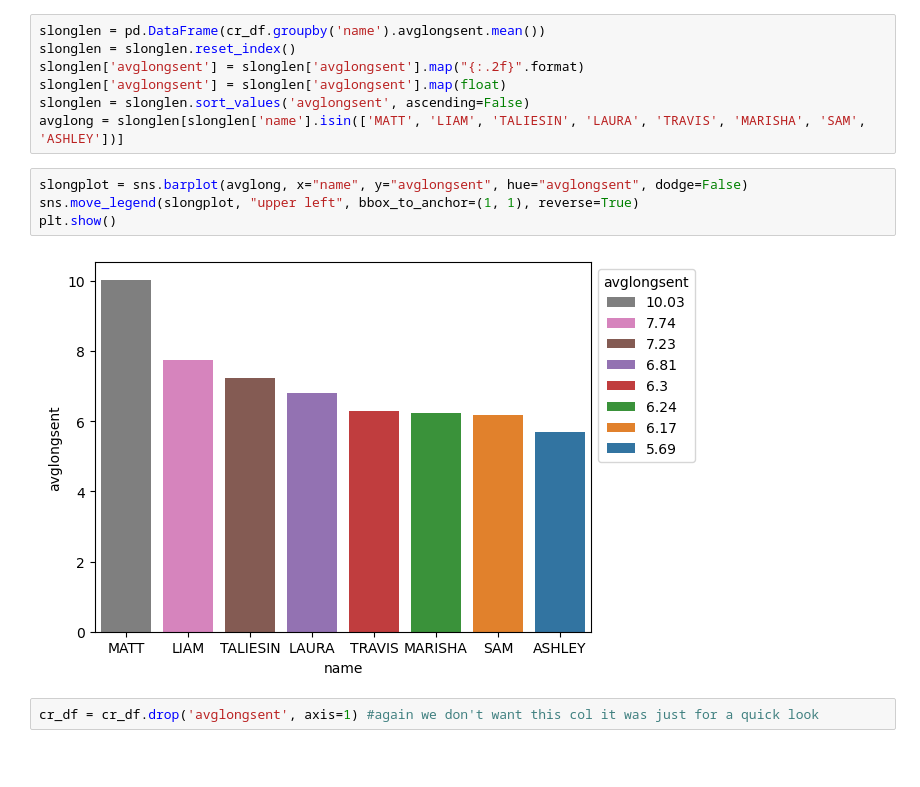
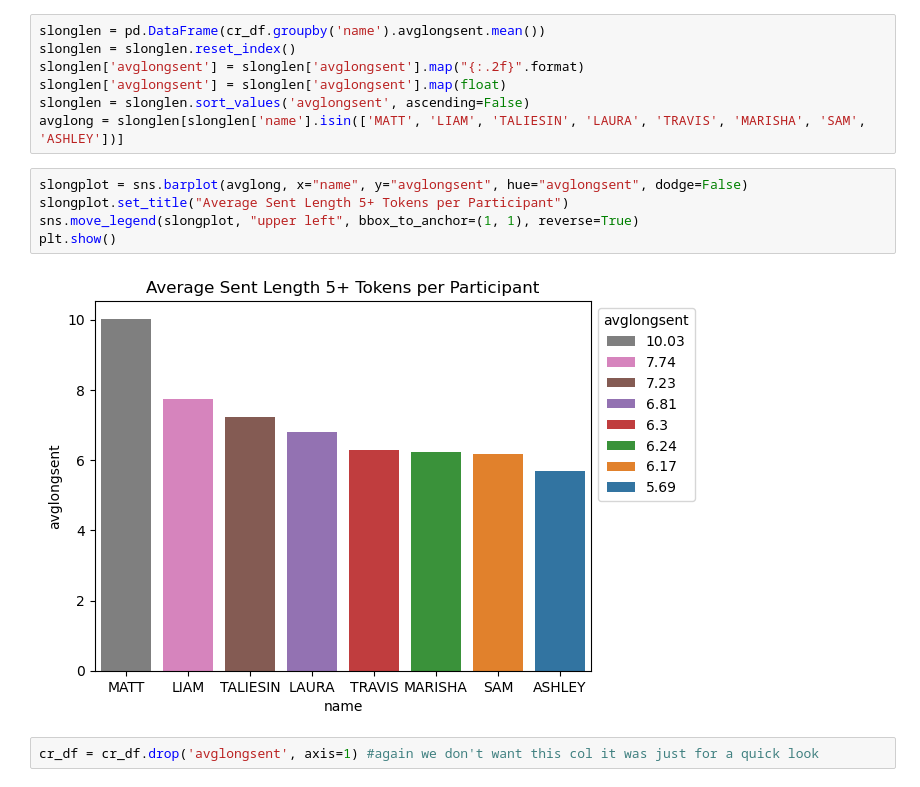
Before and after one commit to Data-Science-for-Linguists-2025/Critical-Role-Analysis, a Jupyter notebook: notebooks/cr_analysis.ipynb, the cells around one changed output. Saved outputs shown, nothing was run; the diff lists cells and outputs as text; blank space fills up the shorter version.

```diff
--- a/notebooks/cr_analysis.ipynb
+++ b/notebooks/cr_analysis.ipynb
@@ -489,10 +569,11 @@ slonglen = slonglen.sort_values('avglongsent', ascending=False)
 avglong = slonglen[slonglen['name'].isin(['MATT', 'LIAM', 'TALIESIN', 'LAURA', 'TRAVIS', 'MARISHA', 'SAM', 'ASHLEY'])]
 # %%
 slongplot = sns.barplot(avglong, x="name", y="avglongsent", hue="avglongsent", dodge=False)
+slongplot.set_title("Average Sent Length 5+ Tokens per Participant")
 sns.move_legend(slongplot, "upper left", bbox_to_anchor=(1, 1), reverse=True)
 plt.show()
 # %% [output]
-[figure, old version]
+[figure, new version]
 # %%
 cr_df = cr_df.drop('avglongsent', axis=1) #again we don't want this col it was just for a quick look
 # %% [markdown]
```
Also changed, not shown: parts of 37 cells of this notebook.
